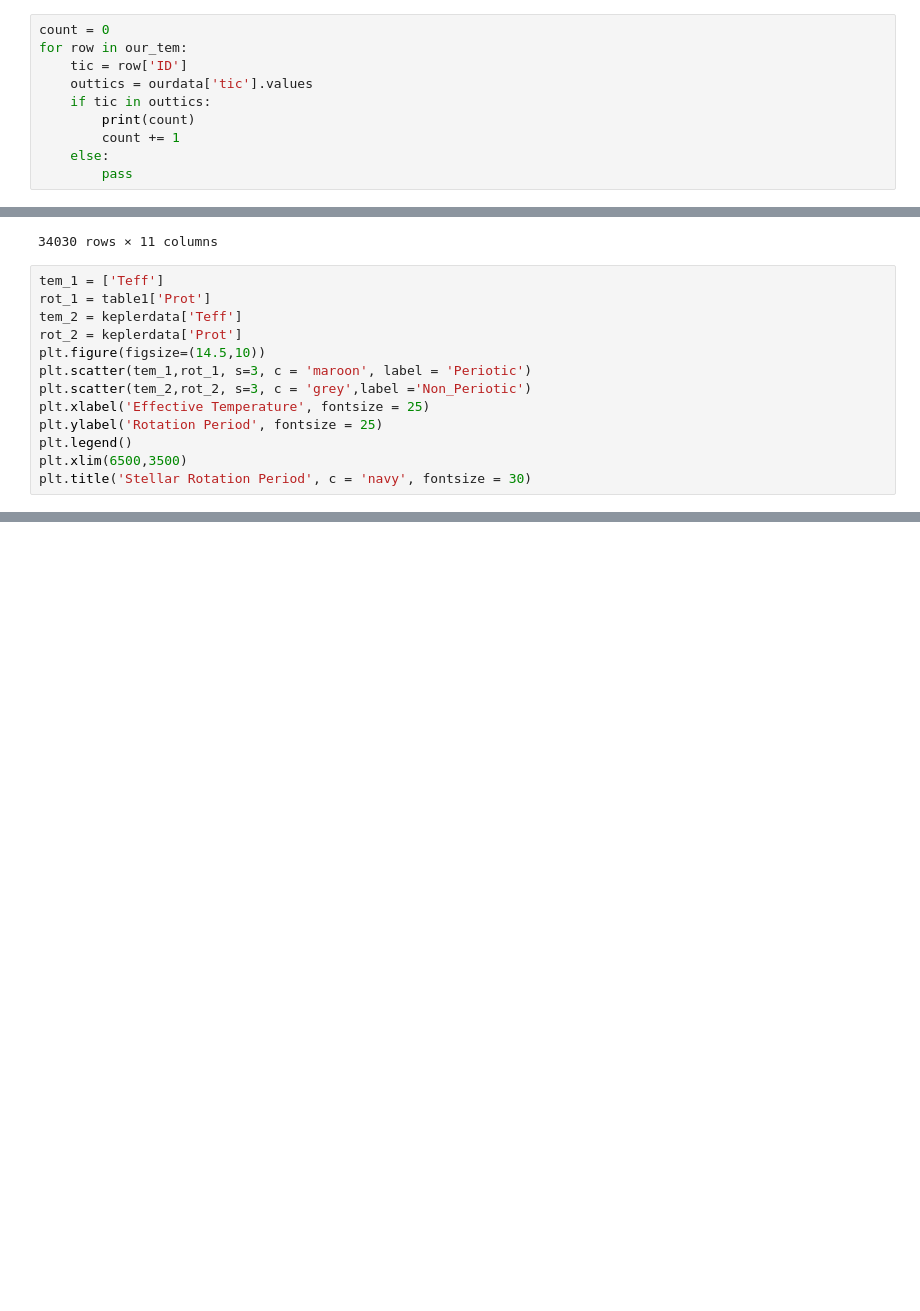
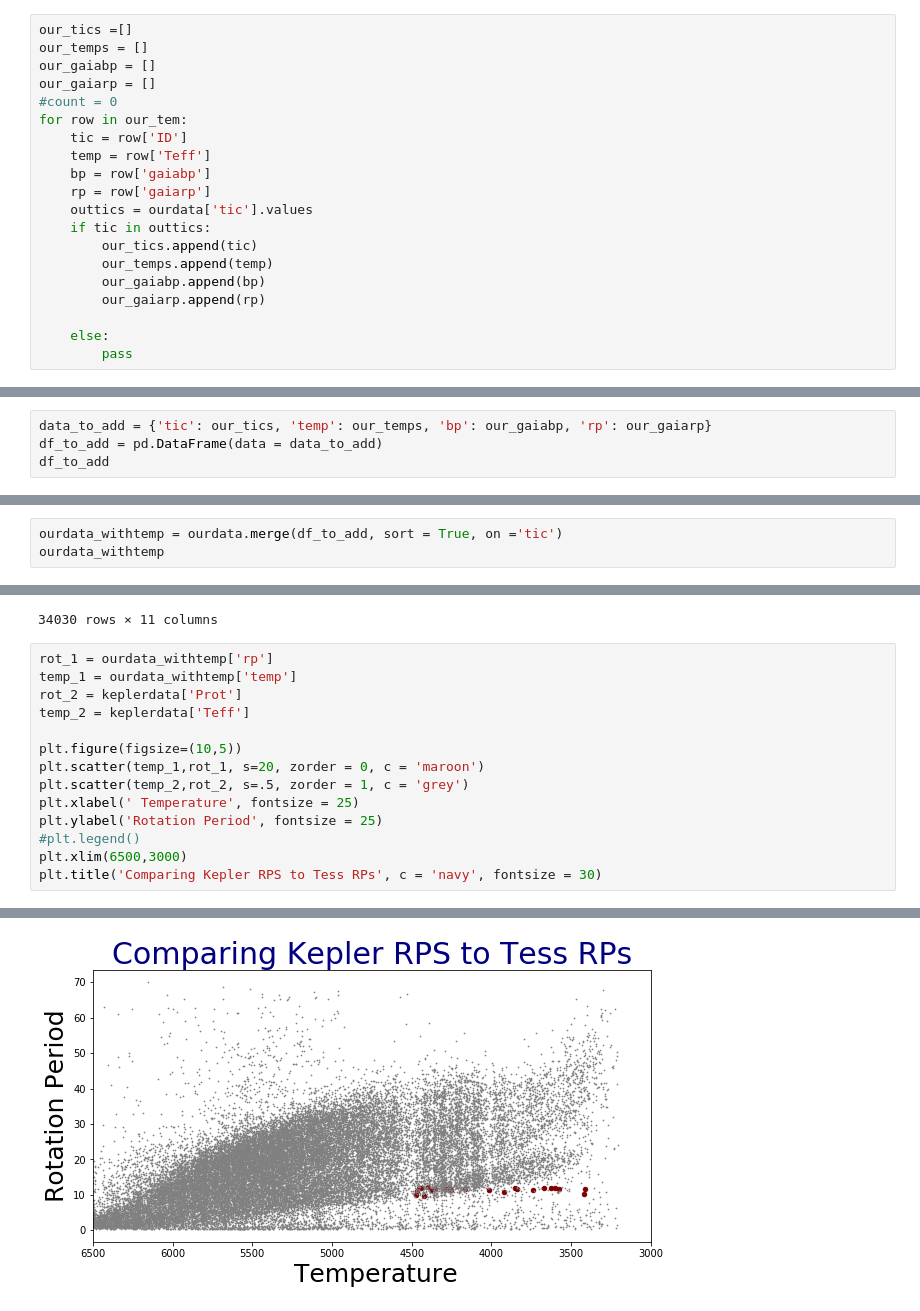
Before and after one commit to sainyrodriguez1/STELLAR_interns, a Jupyter notebook: INTERN_CODE/Sainy/Stellar_rps.ipynb, the cells around one changed output, grey strips where cells are left out. Cells and saved outputs as stored; diff of their text form; blank space fills up the shorter version.

```diff
--- a/INTERN_CODE/Sainy/Stellar_rps.ipynb
+++ b/INTERN_CODE/Sainy/Stellar_rps.ipynb
@@ -52,12 +52,22 @@ Table length=142
 | 55745991 | 12 | 0.008114194869994984 | 11.522586800514373 | 4.691947130611039 | 6.8303928198192665 | 0.0012761342759022272 | 0.001151690156514412 | 0.000854505344697573 | 0.07083339 | 0.21666684 | 0.30972247 | ... |
 | 55758201 | 12 | 0.004180604219436779 | 10.545747911921033 | 6.04476312754336 | 13.638483821868709 | 0.004226966296070348 | 0.001380963110873801 | 0.0012111358684207183 | 0.0694445 | 0.35972251 | 0.36527807 | ... |
 # %%
-count = 0
+our_tics =[]
+our_temps = []
+our_gaiabp = []
+our_gaiarp = []
+#count = 0
 for row in our_tem:
     tic = row['ID']
+    temp = row['Teff']
+    bp = row['gaiabp']
+    rp = row['gaiarp']
     outtics = ourdata['tic'].values
     if tic in outtics:
-        print(count)
-        count += 1
+        our_tics.append(tic)
+        our_temps.append(temp)
+        our_gaiabp.append(bp)
+        our_gaiarp.append(rp)
+
     else:
         pass
@@ -81,0 +74,4 @@ for row in our_tem:
+# %%
+data_to_add = {'tic': our_tics, 'temp': our_temps, 'bp': our_gaiabp, 'rp': our_gaiarp}
+df_to_add = pd.DataFrame(data = data_to_add)
+df_to_add
@@ -81,0 +96,3 @@ for row in our_tem:
+# %%
+ourdata_withtemp = ourdata.merge(df_to_add, sort = True, on ='tic')
+ourdata_withtemp
@@ -98,15 +133,17 @@ keplerdata
 | 34029 | 12984214 | 5267 | 3.82 | 0.9034 | 7.566 | 0.010 | 3887.65 | 1.003 | 0.5465 | 0 | --- |
 34030 rows × 11 columns
 # %%
-tem_1 = ['Teff']
-rot_1 = table1['Prot']
-tem_2 = keplerdata['Teff']
+rot_1 = ourdata_withtemp['rp']
+temp_1 = ourdata_withtemp['temp']
 rot_2 = keplerdata['Prot']
-plt.figure(figsize=(14.5,10))
-plt.scatter(tem_1,rot_1, s=3, c = 'maroon', label = 'Periotic')
-plt.scatter(tem_2,rot_2, s=3, c = 'grey',label ='Non_Periotic')
-plt.xlabel('Effective Temperature', fontsize = 25)
+temp_2 = keplerdata['Teff']
+
+plt.figure(figsize=(10,5))
+plt.scatter(temp_1,rot_1, s=20, zorder = 0, c = 'maroon')
+plt.scatter(temp_2,rot_2, s=.5, zorder = 1, c = 'grey')
+plt.xlabel(' Temperature', fontsize = 25)
 plt.ylabel('Rotation Period', fontsize = 25)
-plt.legend()
-plt.xlim(6500,3500)
-plt.title('Stellar Rotation Period', c = 'navy', fontsize = 30)
+#plt.legend()
+plt.xlim(6500,3000)
+plt.title('Comparing Kepler RPS to Tess RPs', c = 'navy', fontsize = 30)
+# %% [output]
@@ -112,0 +151 @@ plt.title('Stellar Rotation Period', c = 'navy', fontsize = 30)
+[figure, added]
```
Also changed, not shown: parts of 4 cells of this notebook.
